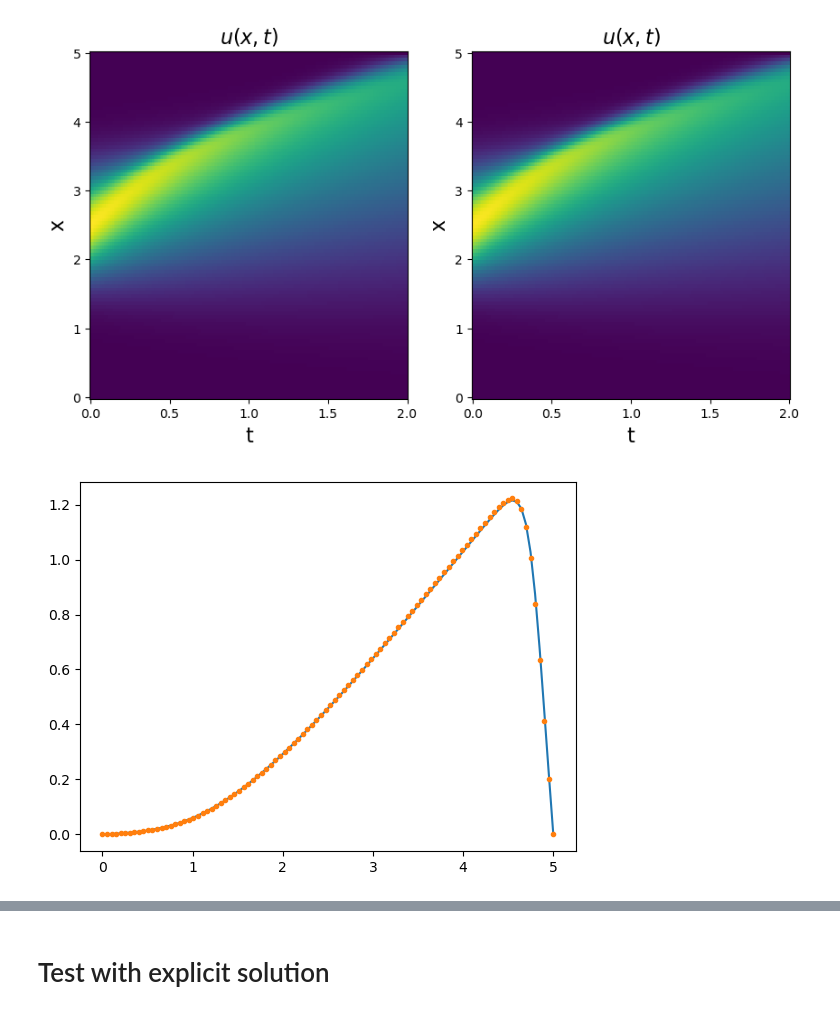
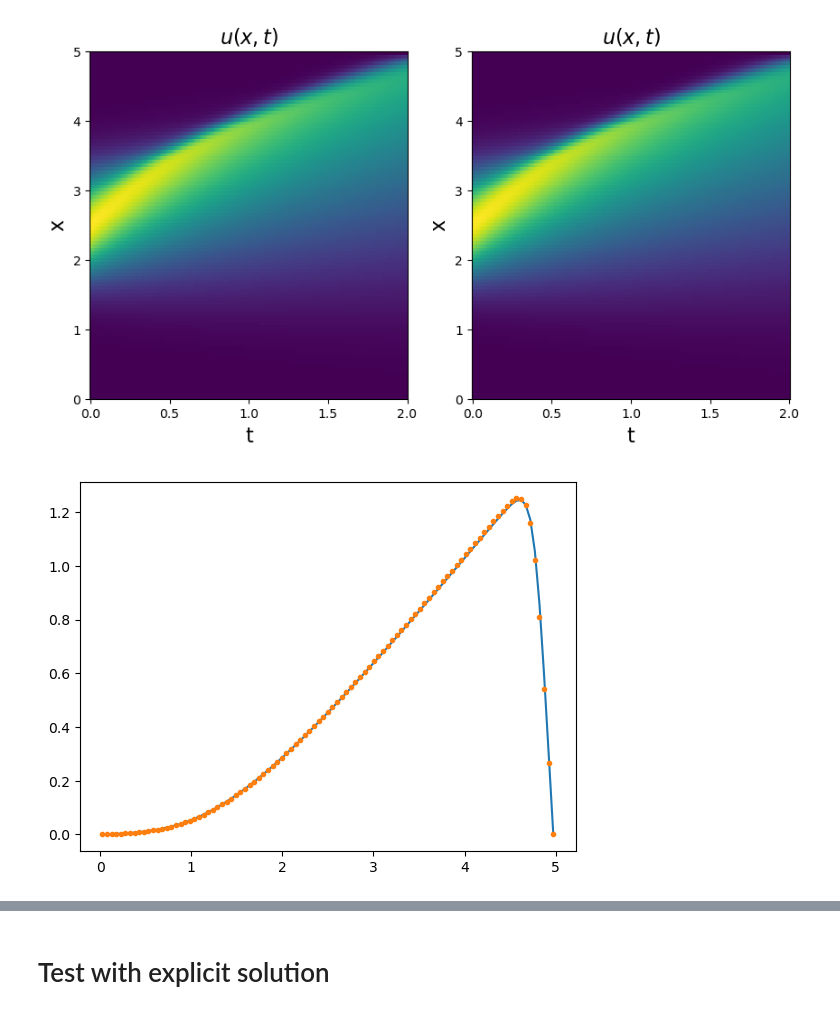
Before and after one commit to cpml-au/dctkit, a Jupyter notebook: examples/burgers.ipynb, the cells around one changed output, grey strips where cells are left out. Drawn from its saved outputs; the diff is of its cells as text; code cells hidden in the pictures.

```diff
--- a/examples/burgers.ipynb
+++ b/examples/burgers.ipynb
@@ -103,12 +115,7 @@ plt.show()
 # Solving
 # %%
 # define simplicial complex
-tet_node_tags = np.zeros((len(x)-1,2), dtype = dt_.int_dtype)
-tet_node_tags[:,0] = np.arange(len(x)-1)
-tet_node_tags[:,1] = np.arange(1, len(x))
-node_coords = np.zeros((len(x), 2), dtype = dt_.float_dtype)
-node_coords[:,0] = x
-S = SimplicialComplex(tet_node_tags, node_coords, is_well_centered = True)
+mesh, _ = util.generate_line_mesh(nx_norm, L_norm)
+S = util.build_complex_from_mesh(mesh)
 S.get_hodge_star()
-S.get_flat_PDP_weights()
 # %%
@@ -135,12 +141,15 @@ def main_run(u, S, nu, max_time_iter, flux_formulation = False):
 # %%
 # define initial and boundary conditions
-u_0 = np.zeros((len(x), len(t)), dtype = dt_.float_dtype)
-u_0[:,0] =2 * np.exp(-2 * (x - 0.5 * L)**2)
+u_0 = np.zeros((nx_norm - 1, nt_norm), dtype = dt_.float_dtype)
+u_0[:,0] = 2 * np.exp(-2 * (x_circ - 0.5 * L)**2)/umax
 u_0[0, :] = 0
 u_0[-1, :] = 0
 # %%
 # solve
-u_sol = main_run(u_0.copy(), S, nu, nt - 1, True)
+u_sol_norm = run(u_0.copy(), dt_norm, nu_norm, "parabolic")
+# %%
+# rescale
+u_sol = u_sol_norm*umax
 # %% [markdown]
 # Plots
 # %%
@@ -157,11 +166,11 @@ plt.show()
 # %% [output]
 [figure]
 # %%
-plt.plot(x, u[:,-1])
-plt.plot(x, u_sol[:,-1], marker = ".", linewidth = 0.01)
+plt.plot(x_circ, u[:,-1])
+plt.plot(x_circ, u_sol[:,-1], marker = ".", linewidth = 0.01)
 plt.show()
 # %% [output]
-[figure, old version]
+[figure, new version]
 # %%
 # 3d plot u
 fig, ax = plt.subplots(subplot_kw={"projection": "3d"})
```
Also changed, not shown: parts of 14 cells of this notebook, 2 other files.
